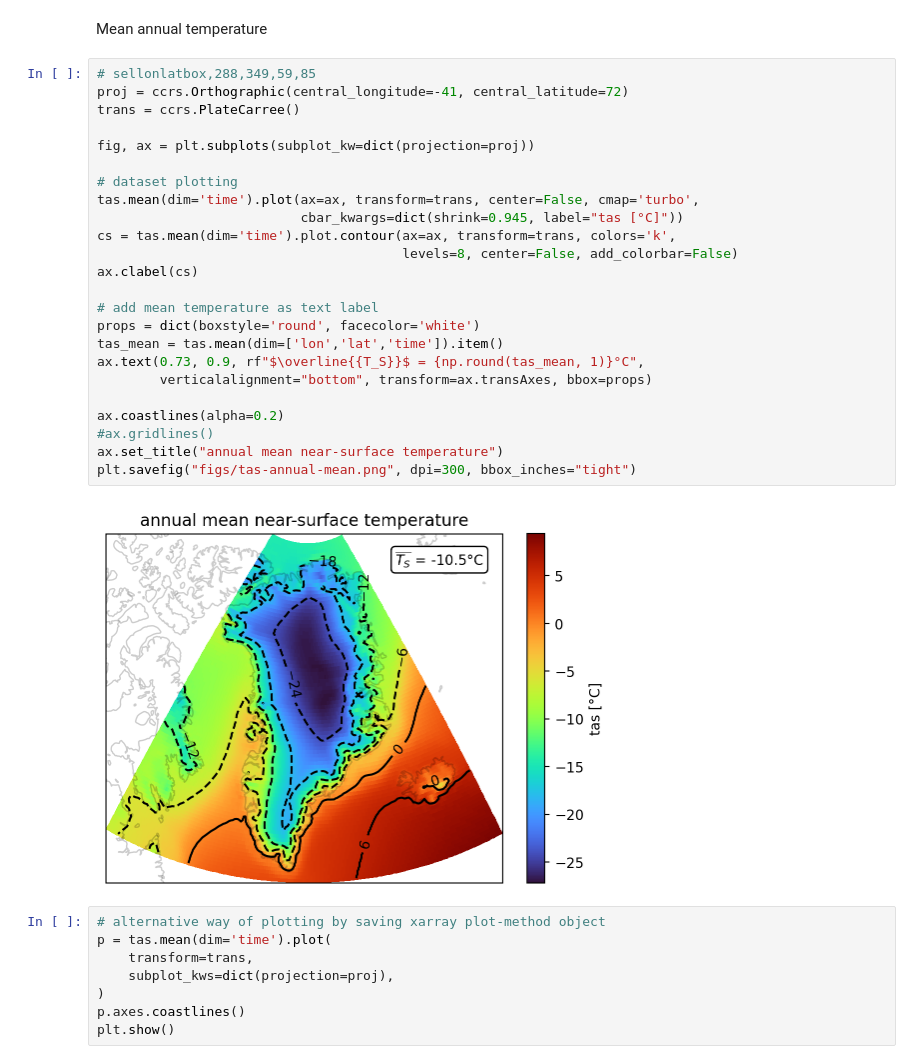
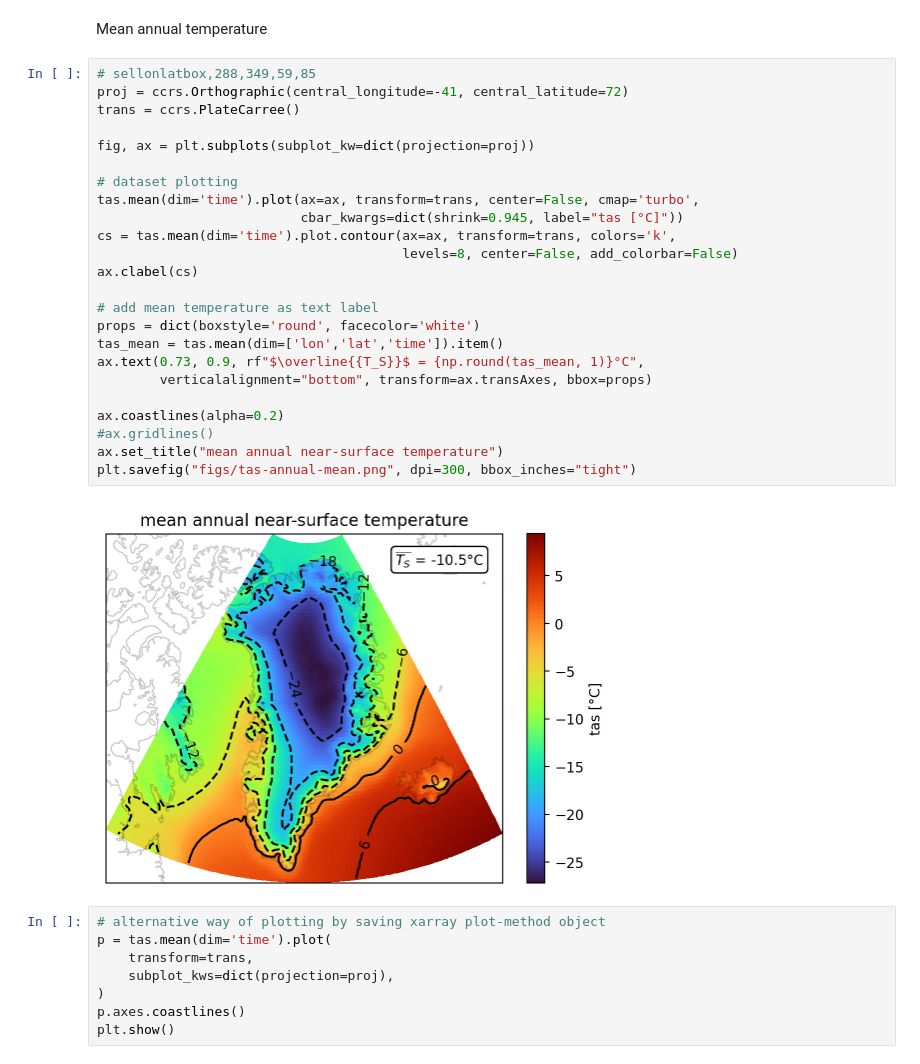
Before and after one commit to vegan-schnitzel/greenland-ice-sheet, a Jupyter notebook: era5/analyse-observations.ipynb, the cells around one changed output. Saved outputs shown, nothing was run; the diff lists cells and outputs as text.

```diff
--- a/era5/analyse-observations.ipynb
+++ b/era5/analyse-observations.ipynb
@@ -21,29 +21,29 @@ Mean annual temperature
 # %%
 # sellonlatbox,288,349,59,85
 proj = ccrs.Orthographic(central_longitude=-41, central_latitude=72)
 trans = ccrs.PlateCarree()
 
 fig, ax = plt.subplots(subplot_kw=dict(projection=proj))
 
 # dataset plotting
 tas.mean(dim='time').plot(ax=ax, transform=trans, center=False, cmap='turbo',
                           cbar_kwargs=dict(shrink=0.945, label="tas [°C]"))
 cs = tas.mean(dim='time').plot.contour(ax=ax, transform=trans, colors='k',
                                        levels=8, center=False, add_colorbar=False)
 ax.clabel(cs)
 
 # add mean temperature as text label
 props = dict(boxstyle='round', facecolor='white')
 tas_mean = tas.mean(dim=['lon','lat','time']).item()
 ax.text(0.73, 0.9, rf"$\overline{{T_S}}$ = {np.round(tas_mean, 1)}°C",
         verticalalignment="bottom", transform=ax.transAxes, bbox=props)
 
 ax.coastlines(alpha=0.2)
 #ax.gridlines()
-ax.set_title("annual mean near-surface temperature")
+ax.set_title("mean annual near-surface temperature")
 plt.savefig("figs/tas-annual-mean.png", dpi=300, bbox_inches="tight")
 # %% [output]
-[figure, old version]
+[figure, new version]
 # %%
 # alternative way of plotting by saving xarray plot-method object
 p = tas.mean(dim='time').plot(
```
Also changed, not shown: parts of 2 cells of this notebook, 51 other files.
